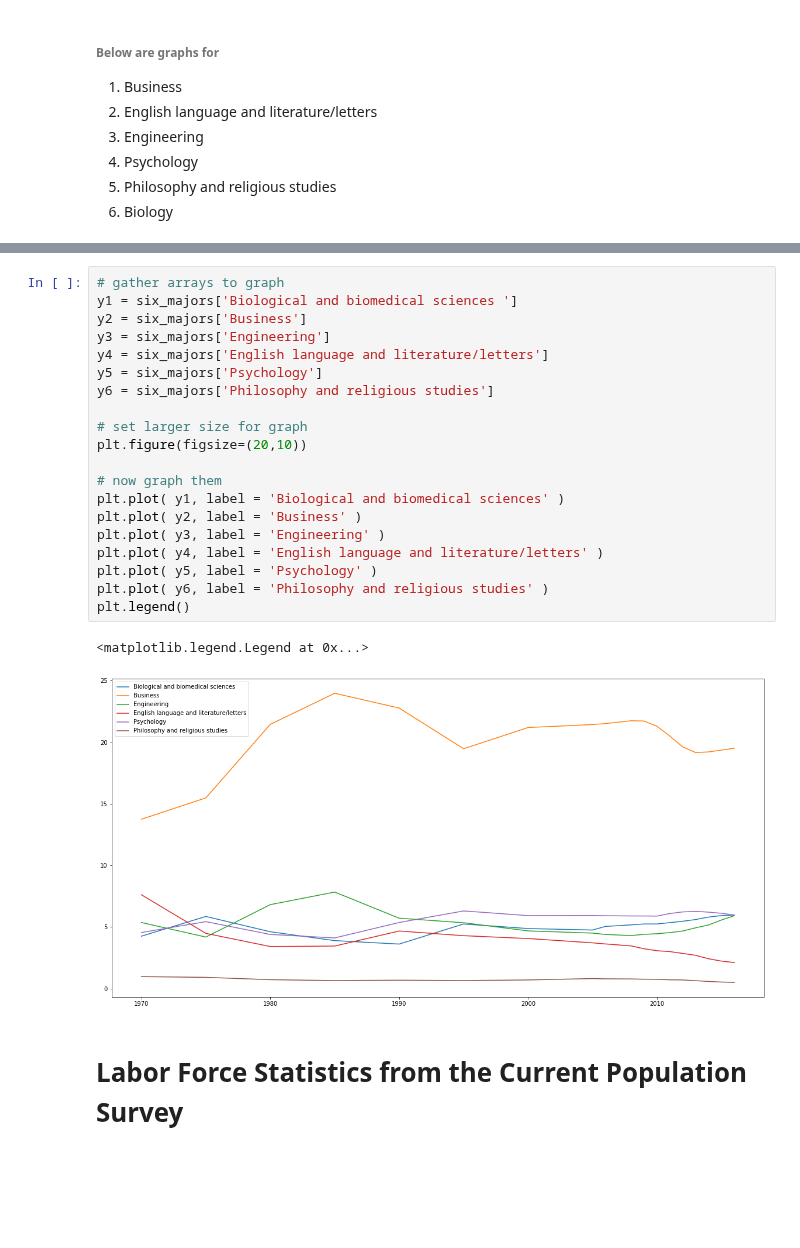
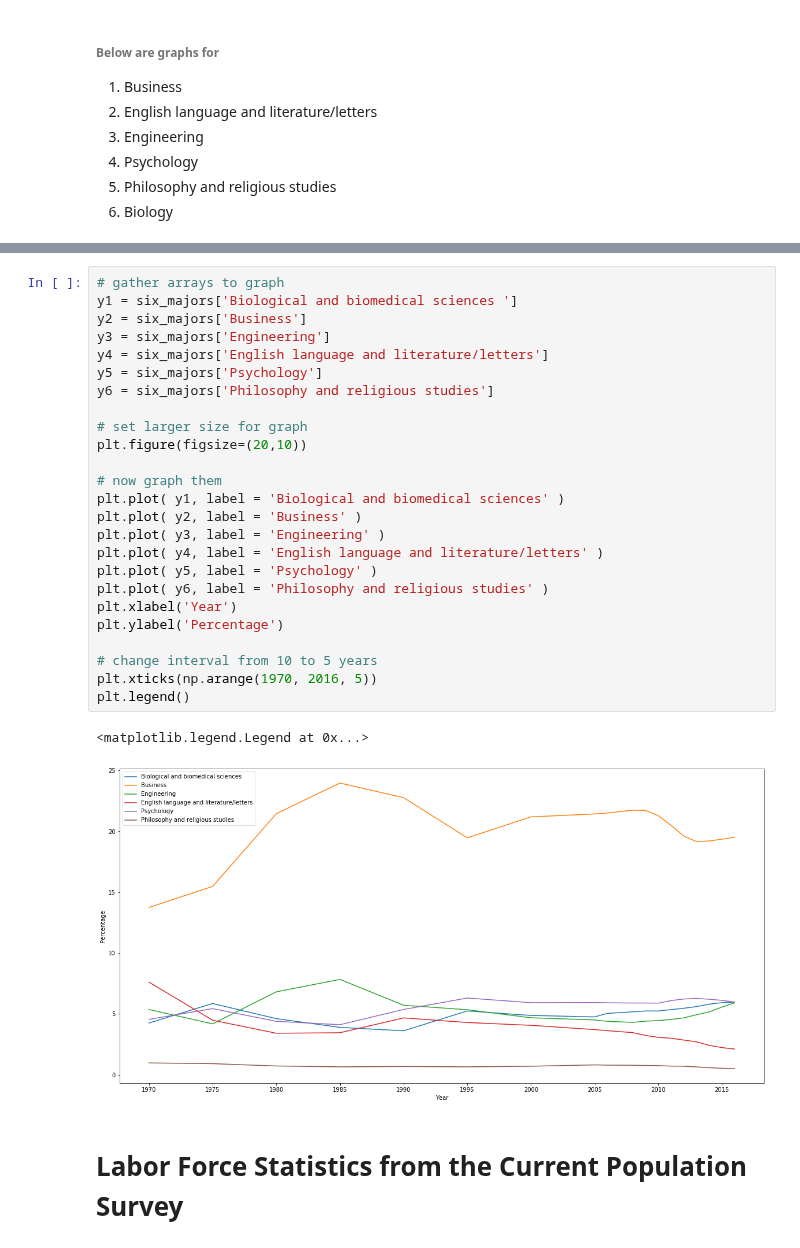
Before and after one commit to COGS108/group027, a Jupyter notebook: FinalProject.ipynb, the cells around one changed output, grey strips where cells are left out. Drawn from its saved outputs; the diff is of its cells as text; blank space fills up the shorter version.

Commit message:
changed interval to 5 years

```diff
--- a/FinalProject.ipynb
+++ b/FinalProject.ipynb
@@ -193,26 +193,31 @@ six_majors
 # %%
 # gather arrays to graph
 y1 = six_majors['Biological and biomedical sciences ']
 y2 = six_majors['Business']
 y3 = six_majors['Engineering']
 y4 = six_majors['English language and literature/letters']
 y5 = six_majors['Psychology']
 y6 = six_majors['Philosophy and religious studies']
 
 # set larger size for graph
 plt.figure(figsize=(20,10))
 
 # now graph them
 plt.plot( y1, label = 'Biological and biomedical sciences' )
 plt.plot( y2, label = 'Business' )
 plt.plot( y3, label = 'Engineering' )
 plt.plot( y4, label = 'English language and literature/letters' )
 plt.plot( y5, label = 'Psychology' )
 plt.plot( y6, label = 'Philosophy and religious studies' )
+plt.xlabel('Year')
+plt.ylabel('Percentage')
+
+# change interval from 10 to 5 years
+plt.xticks(np.arange(1970, 2016, 5))
 plt.legend()
 # %% [output]
 <matplotlib.legend.Legend at 0x...>
-[figure, old version]
+[figure, new version]
 # %% [markdown]
 # Labor Force Statistics from the Current Population Survey
 # %% [markdown]
```
